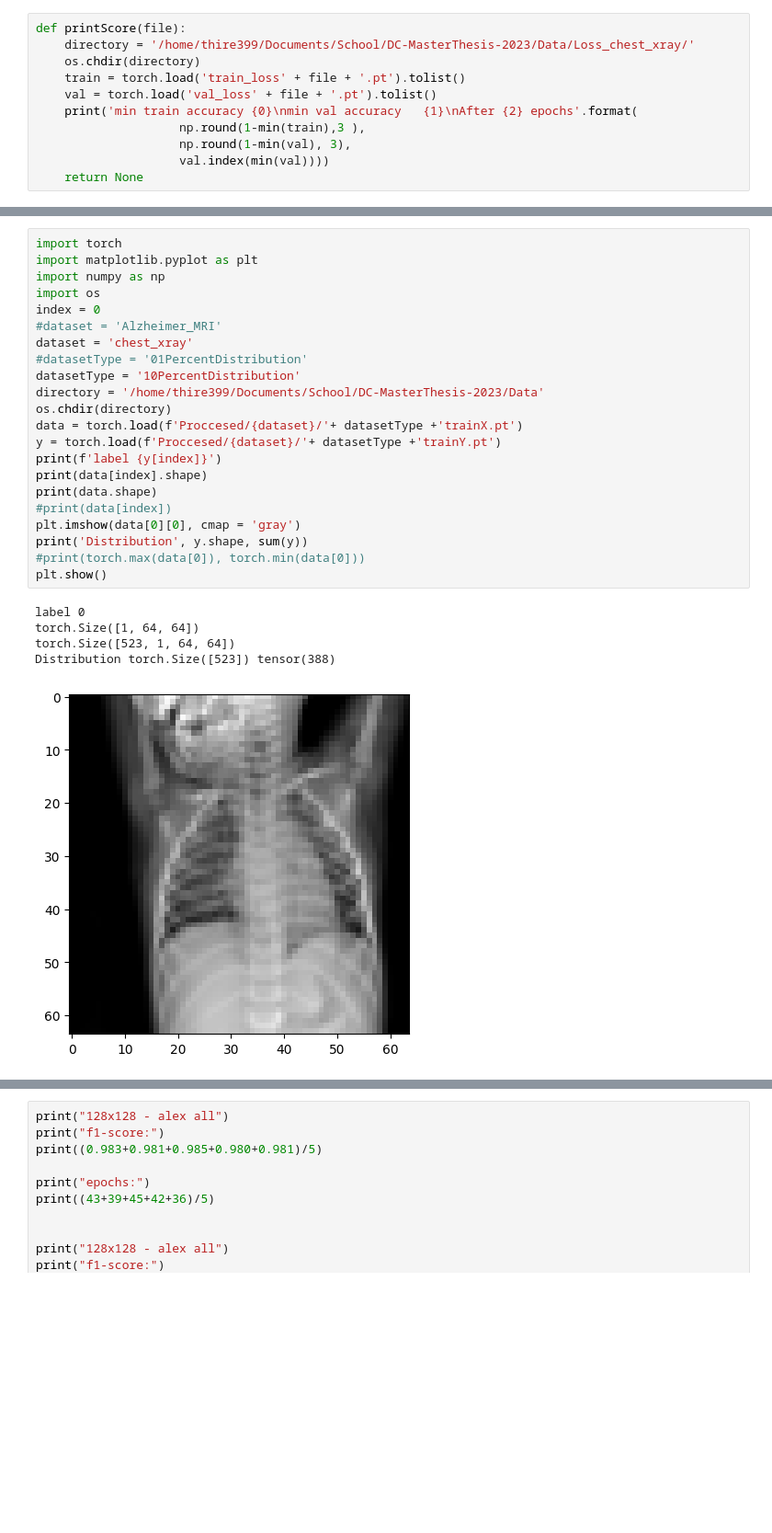
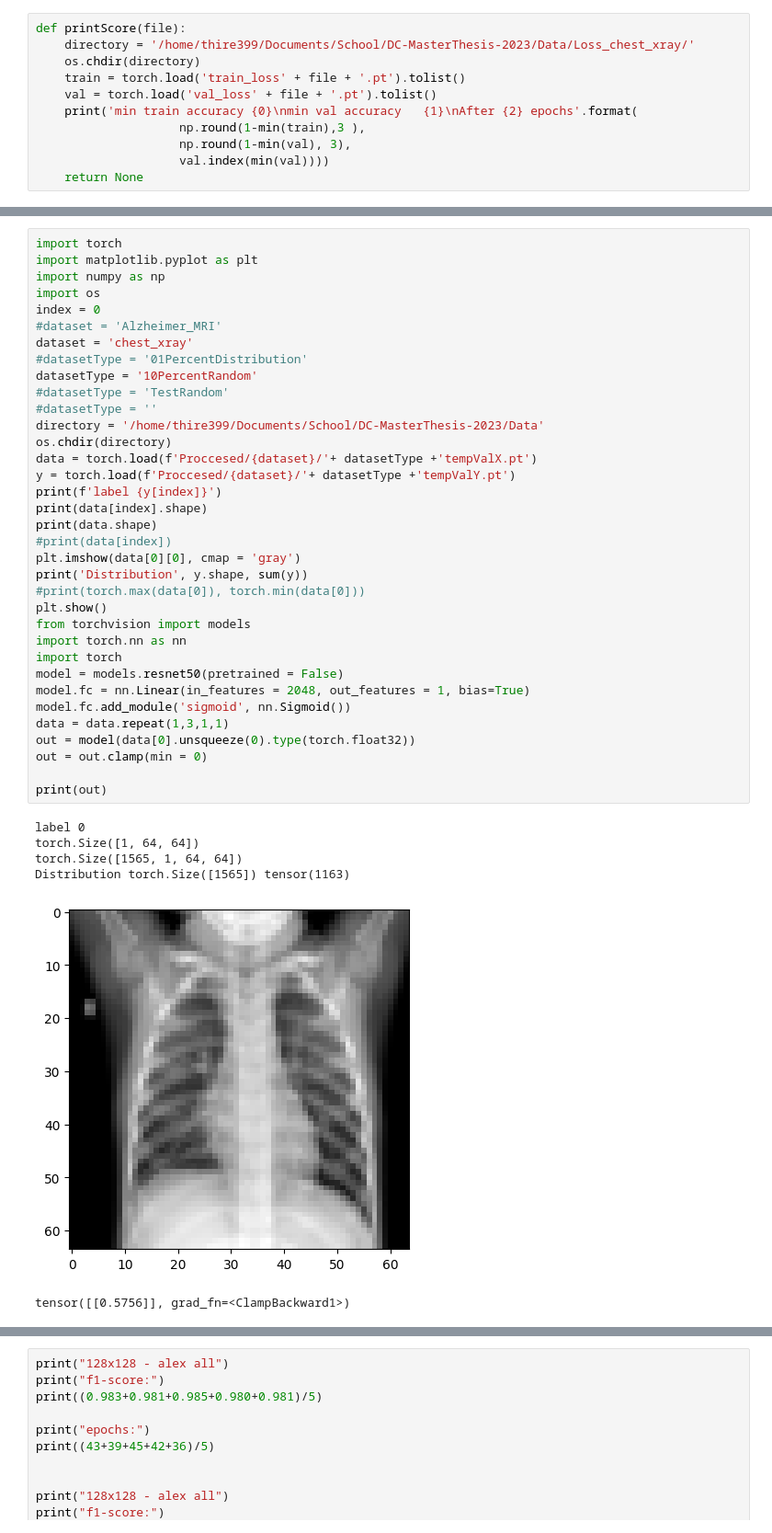
Before and after one commit to Thire399/DC-MasterThesis-2023, a Jupyter notebook: AccuracycheckerTool.ipynb, the cells around one changed output, grey strips where cells are left out. Shown at 92% size. Cells and saved outputs as stored; diff of their text form; blank space fills up the shorter version.

```diff
--- a/AccuracycheckerTool.ipynb
+++ b/AccuracycheckerTool.ipynb
@@ -87,28 +94,42 @@ torch.Size([1, 3, 64, 64])
 # %%
 import torch
 import matplotlib.pyplot as plt
 import numpy as np
 import os
 index = 0
 #dataset = 'Alzheimer_MRI'
 dataset = 'chest_xray'
 #datasetType = '01PercentDistribution'
-datasetType = '10PercentDistribution'
+datasetType = '10PercentRandom'
+#datasetType = 'TestRandom'
+#datasetType = ''
 directory = '/home/thire399/Documents/School/DC-MasterThesis-2023/Data'
 os.chdir(directory)
-data = torch.load(f'Proccesed/{dataset}/'+ datasetType +'trainX.pt')
-y = torch.load(f'Proccesed/{dataset}/'+ datasetType +'trainY.pt')
+data = torch.load(f'Proccesed/{dataset}/'+ datasetType +'tempValX.pt')
+y = torch.load(f'Proccesed/{dataset}/'+ datasetType +'tempValY.pt')
 print(f'label {y[index]}')
 print(data[index].shape)
 print(data.shape)
 #print(data[index])
 plt.imshow(data[0][0], cmap = 'gray')
 print('Distribution', y.shape, sum(y))
 #print(torch.max(data[0]), torch.min(data[0]))
 plt.show()
+from torchvision import models
+import torch.nn as nn
+import torch
+model = models.resnet50(pretrained = False)
+model.fc = nn.Linear(in_features = 2048, out_features = 1, bias=True)
+model.fc.add_module('sigmoid', nn.Sigmoid())
+data = data.repeat(1,3,1,1)
+out = model(data[0].unsqueeze(0).type(torch.float32))
+out = out.clamp(min = 0)
+
+print(out)
 # %% [output]
 label 0
 torch.Size([1, 64, 64])
-torch.Size([523, 1, 64, 64])
-Distribution torch.Size([523]) tensor(388)
+torch.Size([1565, 1, 64, 64])
+Distribution torch.Size([1565]) tensor(1163)
-[figure, old version]
+[figure, new version]
+tensor([[0.5756]], grad_fn=<ClampBackward1>)
```
Also changed, not shown: parts of 6 cells of this notebook, 10 other files.
